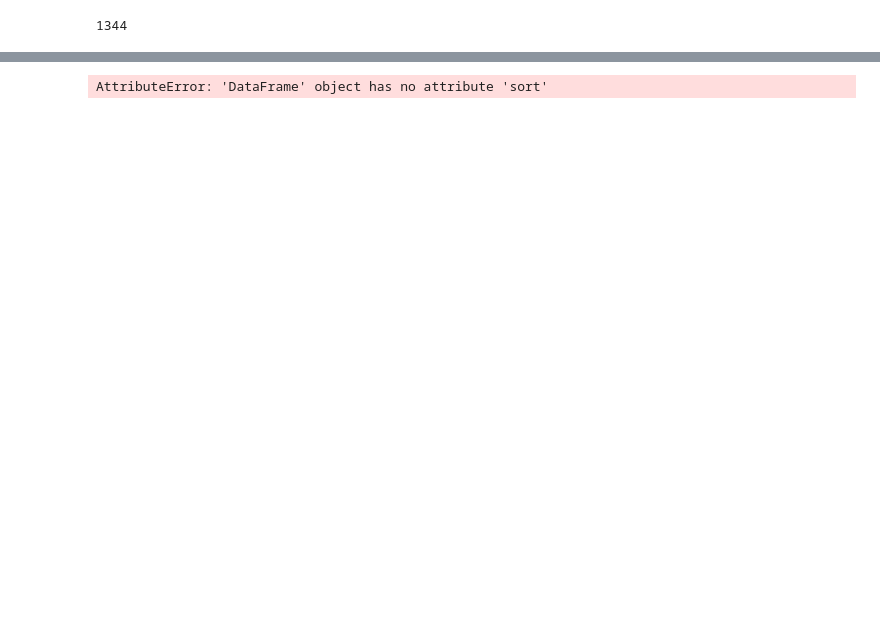
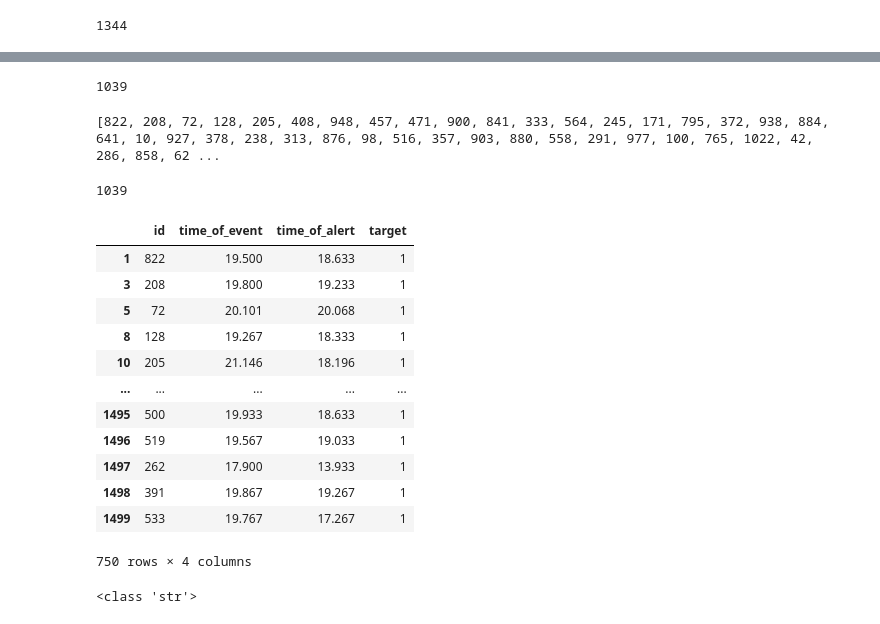
Before and after one commit to Girish16/Accident-Prevention, a Jupyter notebook: dash-cam-prediction.ipynb, the cells around one changed output, grey strips where cells are left out. Drawn from its saved outputs; the diff is of its cells as text; code cells hidden in the pictures; blank space fills up the shorter version.

```diff
--- a/dash-cam-prediction.ipynb
+++ b/dash-cam-prediction.ipynb
@@ -128,5 +130,7 @@ AttributeError: 'DataFrame' object has no attribute 'select'
 # %%
 filtered_data = train_data[train_data["target"] == 1]
-display(filtered_data.sort('id'))
+id = filtered_data["id"]
+id = list(id)
+print(max(id))
 # %% [output]
-AttributeError: 'DataFrame' object has no attribute 'sort'
+1039
@@ -132,0 +139,26 @@ AttributeError: 'DataFrame' object has no attribute 'sort'
+# %%
+print(id)
+# %% [output]
+[822, 208, 72, 128, 205, 408, 948, 457, 471, 900, 841, 333, 564, 245, 171, 795, 372, 938, 884, 641, 10, 927, 378, 238, 313, 876, 98, 516, 357, 903, 880, 558, 291, 977, 100, 765, 1022, 42, 286, 858, 62 ...
+# %%
+filtered_data = train_data[train_data["target"] == 1]
+id = filtered_data["id"]
+id = id.values.tolist()
+id = list(id)
+print(max(id))
+display(filtered_data)
+# %% [output]
+1039
+|  | id | time_of_event | time_of_alert | target |
+| 1 | 822 | 19.500 | 18.633 | 1 |
+| 3 | 208 | 19.800 | 19.233 | 1 |
+| 5 | 72 | 20.101 | 20.068 | 1 |
+| 8 | 128 | 19.267 | 18.333 | 1 |
+| 10 | 205 | 21.146 | 18.196 | 1 |
+| ... | ... | ... | ... | ... |
+| 1495 | 500 | 19.933 | 18.633 | 1 |
+| 1496 | 519 | 19.567 | 19.033 | 1 |
+| 1497 | 262 | 17.900 | 13.933 | 1 |
+| 1498 | 391 | 19.867 | 19.267 | 1 |
+| 1499 | 533 | 19.767 | 17.267 | 1 |
+750 rows × 4 columns
@@ -132,0 +167,4 @@ AttributeError: 'DataFrame' object has no attribute 'sort'
+# %%
+print(type((ids[0])))
+# %% [output]
+<class 'str'>
```
Also changed, not shown: parts of 5 cells of this notebook.
